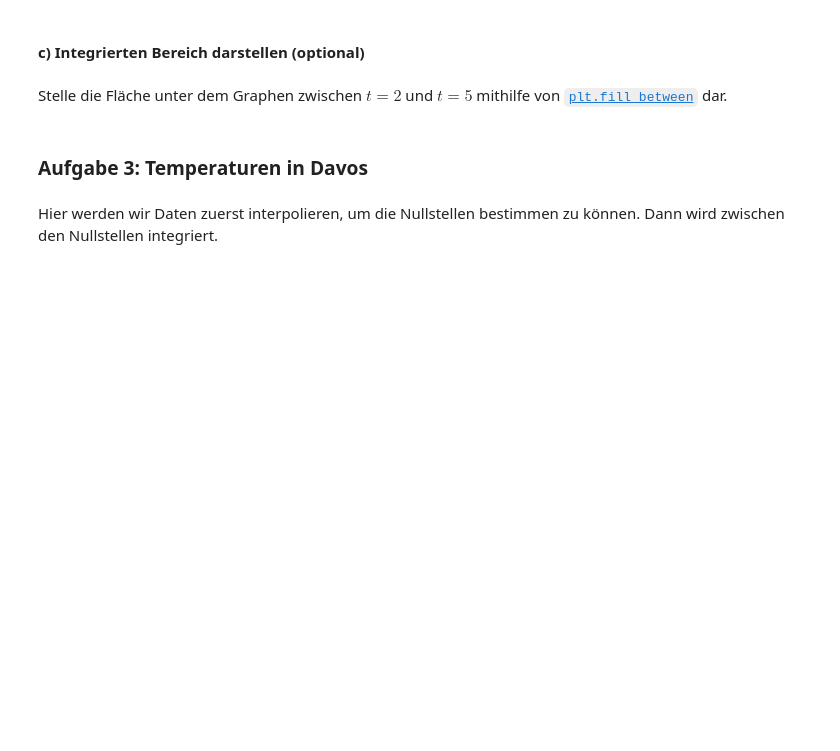
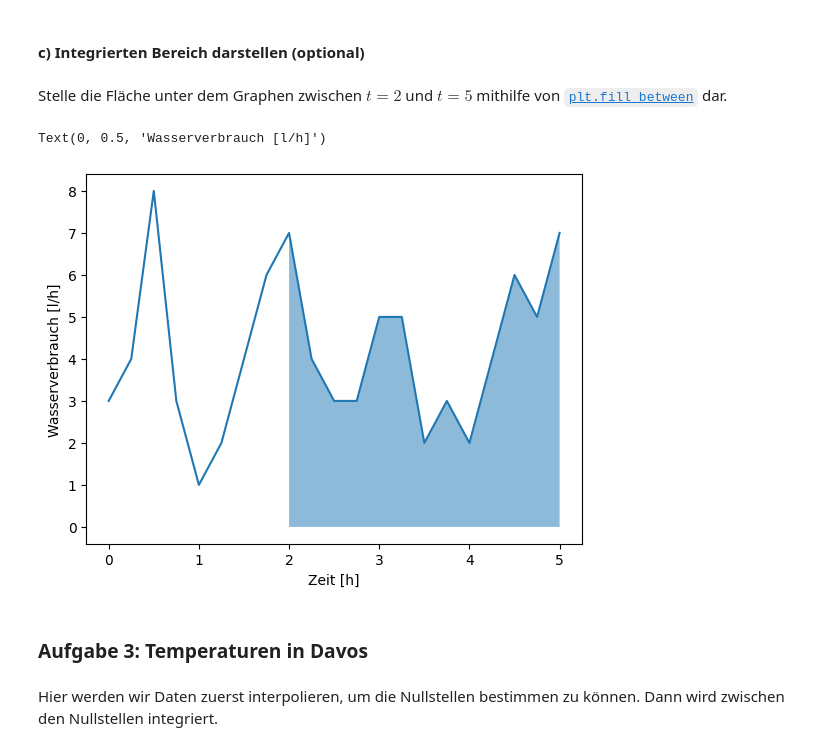
Before and after one commit to visciric/NGDS--Viscio, a Jupyter notebook: 08_Integration/08_Uebungsblatt.ipynb, the cells around one changed output. Saved outputs shown, nothing was run; the diff lists cells and outputs as text; code cells hidden in the pictures; blank space fills up the shorter version.

```diff
--- a/08_Integration/08_Uebungsblatt.ipynb
+++ b/08_Integration/08_Uebungsblatt.ipynb
@@ -60,6 +113,14 @@ Benutze dazu einmal passende Trapezregel-Funktion (zuoberst bereits definiert) u
 #### c) Integrierten Bereich darstellen (optional)
 # %% [markdown]
 Stelle die Fläche unter dem Graphen zwischen $t=2$ und $t=5$ mithilfe von [`plt.fill_between`](https://matplotlib.org/stable/api/_as_gen/matplotlib.pyplot.fill_between.html) dar.
+# %%
+plt.plot(x,y)
+plt.fill_between(x[8:], y[8:], alpha=0.5)
+plt.xlabel("Zeit [h]")
+plt.ylabel("Wasserverbrauch [l/h]")
+# %% [output]
+Text(0, 0.5, 'Wasserverbrauch [l/h]')
+[figure, added]
 # %% [markdown]
 ### Aufgabe 3: Temperaturen in Davos
 # %% [markdown]
```
Also changed, not shown: parts of 9 cells of this notebook.
